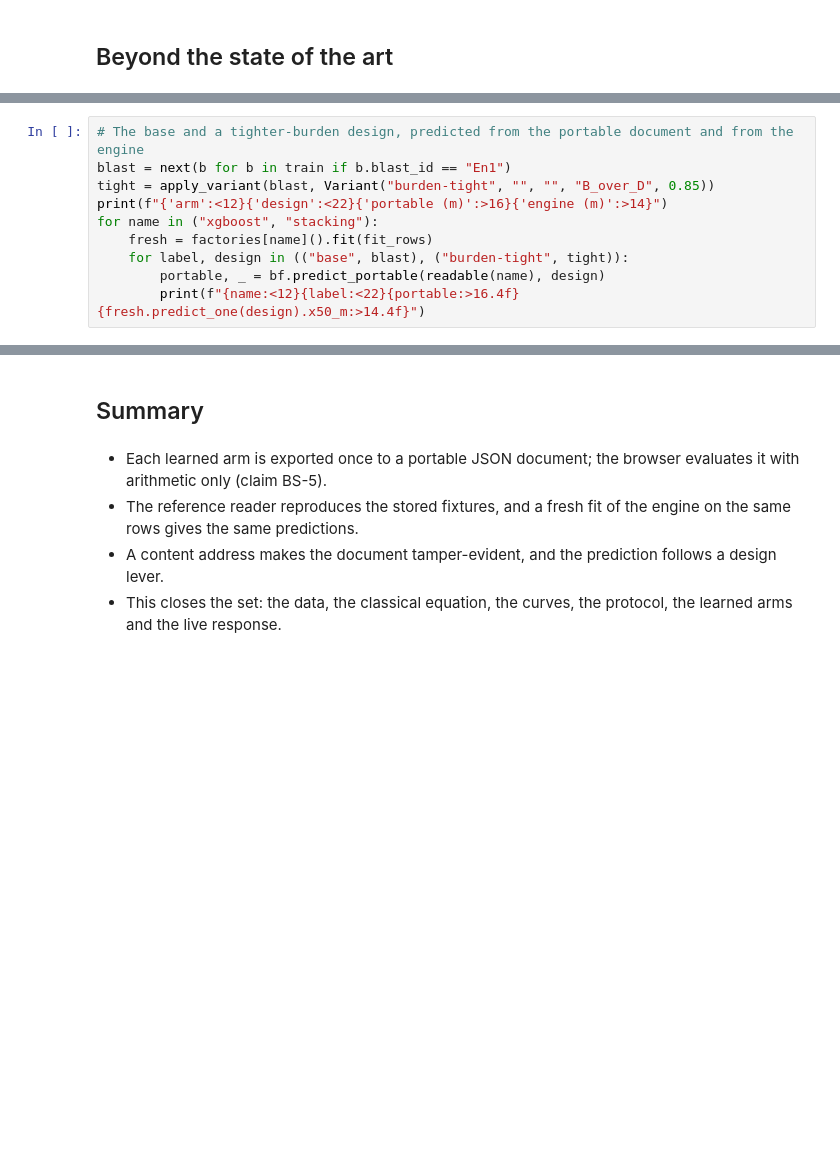
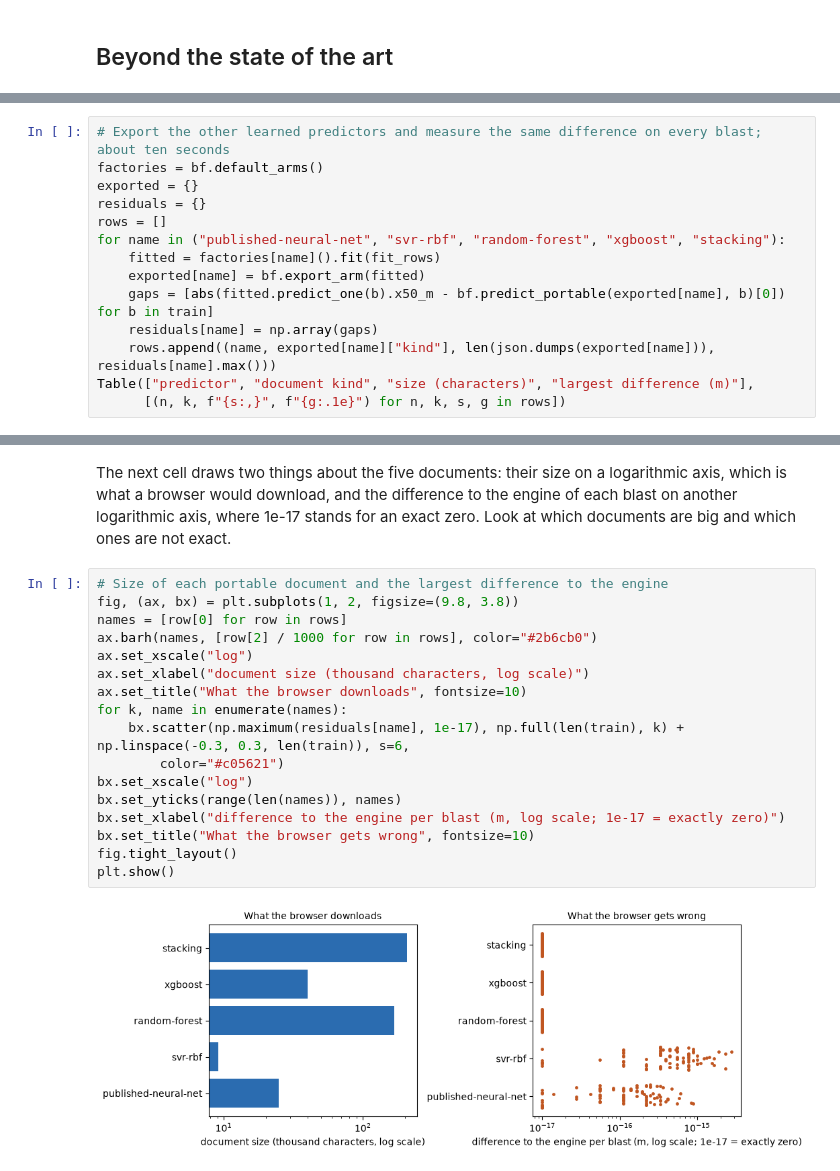
Before and after one commit to fsantibanezleal/CAOS_Fragmenta, a Jupyter notebook: notebooks/en/06-design-response/03-learned-arms-served-live-from-a-portable-document.ipynb, the cells around one changed output, grey strips where cells are left out. Cells and saved outputs as stored; diff of their text form; blank space fills up the shorter version.

```diff
--- a/notebooks/en/06-design-response/03-learned-arms-served-live-from-a-portable-document.ipynb
+++ b/notebooks/en/06-design-response/03-learned-arms-served-live-from-a-portable-document.ipynb
@@ -175,10 +119,0 @@ The point of a portable document is that the prediction follows a design the rea
-# %%
-# The base and a tighter-burden design, predicted from the portable document and from the engine
-blast = next(b for b in train if b.blast_id == "En1")
-tight = apply_variant(blast, Variant("burden-tight", "", "", "B_over_D", 0.85))
-print(f"{'arm':<12}{'design':<22}{'portable (m)':>16}{'engine (m)':>14}")
-for name in ("xgboost", "stacking"):
-    fresh = factories[name]().fit(fit_rows)
-    for label, design in (("base", blast), ("burden-tight", tight)):
-        portable, _ = bf.predict_portable(readable(name), design)
-        print(f"{name:<12}{label:<22}{portable:>16.4f}{fresh.predict_one(design).x50_m:>14.4f}")
@@ -202,0 +158,14 @@ stacking    burden-tight                    0.4604        0.4604
+# %%
+# Export the other learned predictors and measure the same difference on every blast; about ten seconds
+factories = bf.default_arms()
+exported = {}
+residuals = {}
+rows = []
+for name in ("published-neural-net", "svr-rbf", "random-forest", "xgboost", "stacking"):
+    fitted = factories[name]().fit(fit_rows)
+    exported[name] = bf.export_arm(fitted)
+    gaps = [abs(fitted.predict_one(b).x50_m - bf.predict_portable(exported[name], b)[0]) for b in train]
+    residuals[name] = np.array(gaps)
+    rows.append((name, exported[name]["kind"], len(json.dumps(exported[name])), residuals[name].max()))
+Table(["predictor", "document kind", "size (characters)", "largest difference (m)"],
+      [(n, k, f"{s:,}", f"{g:.1e}") for n, k, s, g in rows])
@@ -203,8 +180,22 @@ stacking    burden-tight                    0.4604        0.4604
 # %% [markdown]
-## Summary
+The next cell draws two things about the five documents: their size on a logarithmic axis, which is what a browser would download, and the difference to the engine of each blast on another logarithmic axis, where 1e-17 stands for an exact zero. Look at which documents are big and which ones are not exact.
-# %% [markdown]
-- Each learned arm is exported once to a portable JSON document; the browser evaluates it with arithmetic only (claim BS-5).
-- The reference reader reproduces the stored fixtures, and a fresh fit of the engine on the same rows gives the same predictions.
-- A content address makes the document tamper-evident, and the prediction follows a design lever.
-- This closes the set: the data, the classical equation, the curves, the protocol, the learned arms and the live response.
+# %%
+# Size of each portable document and the largest difference to the engine
+fig, (ax, bx) = plt.subplots(1, 2, figsize=(9.8, 3.8))
+names = [row[0] for row in rows]
+ax.barh(names, [row[2] / 1000 for row in rows], color="#2b6cb0")
+ax.set_xscale("log")
+ax.set_xlabel("document size (thousand characters, log scale)")
+ax.set_title("What the browser downloads", fontsize=10)
+for k, name in enumerate(names):
+    bx.scatter(np.maximum(residuals[name], 1e-17), np.full(len(train), k) + np.linspace(-0.3, 0.3, len(train)), s=6,
+        color="#c05621")
+bx.set_xscale("log")
+bx.set_yticks(range(len(names)), names)
+bx.set_xlabel("difference to the engine per blast (m, log scale; 1e-17 = exactly zero)")
+bx.set_title("What the browser gets wrong", fontsize=10)
+fig.tight_layout()
+plt.show()
+# %% [output]
+[figure, added]
 # %% [markdown]
```
Also changed, not shown: parts of 40 cells of this notebook, 5 other files.
